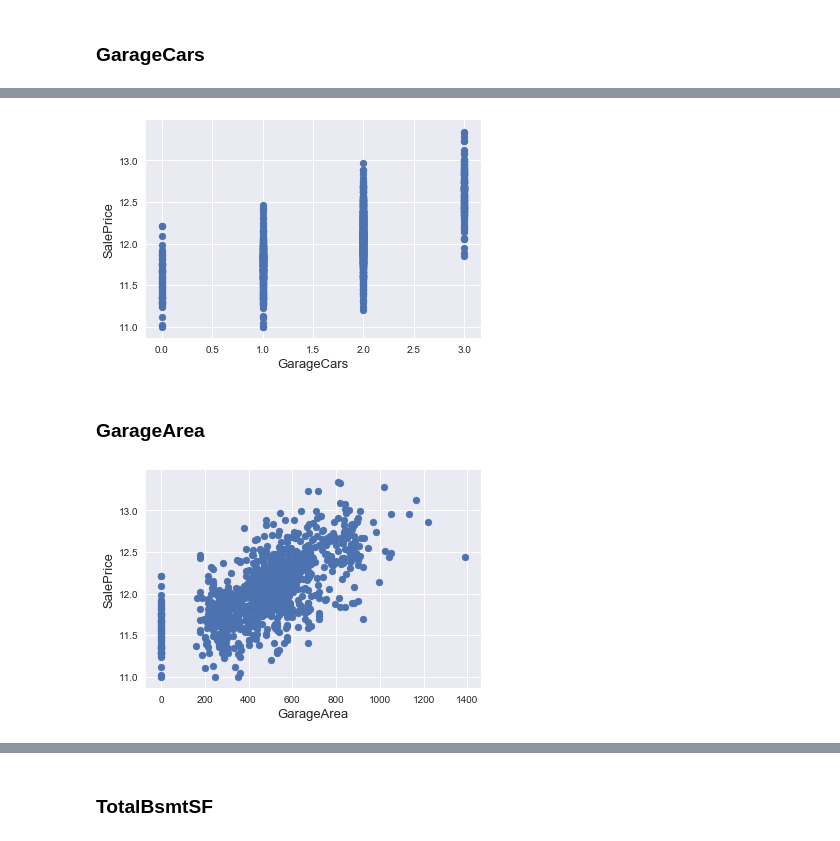
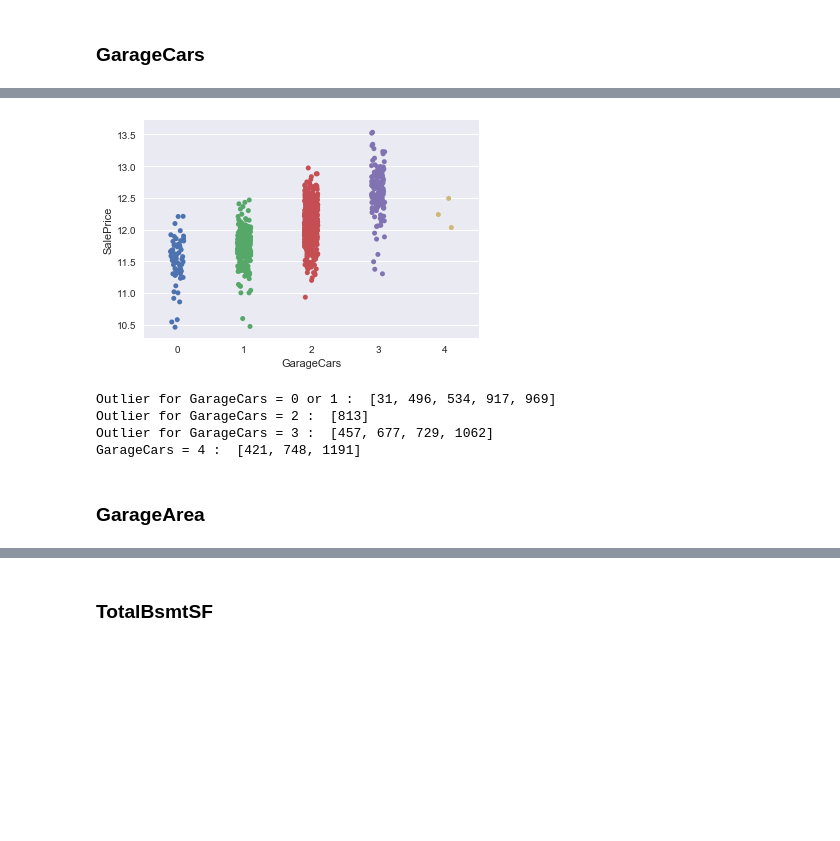
Before and after one commit to raphaelavalos/aml-lab, a Jupyter notebook: challenge/challenge.ipynb, the cells around one changed output, grey strips where cells are left out. Cells and saved outputs as stored; diff of their text form; code cells hidden in the pictures; blank space fills up the shorter version.

```diff
--- a/challenge/challenge.ipynb
+++ b/challenge/challenge.ipynb
@@ -597,18 +566,16 @@ df_train =df_train[(df_train['GarageCars']!=4)]
-# %%
-fig, ax = plt.subplots()
-ax.scatter(x = df_train['GarageCars'], y = df_train['SalePrice'])
-plt.ylabel('SalePrice', fontsize=13)
-plt.xlabel('GarageCars', fontsize=13)
-plt.show()
-# %% [output]
-[figure, removed]
+# %%
+sns.stripplot(x="GarageCars", y="SalePrice", data=df_train_with_salePrice, jitter=True);
+# %% [output]
+[figure, added]
+# %%
+print("Outlier for GarageCars = 0 or 1 : ", list(dftwsp[dftwsp.SalePrice<=10.75].Id))
+print("Outlier for GarageCars = 2 : ", list(dftwsp[(dftwsp.GarageCars==2) & ((dftwsp.SalePrice<=11))].Id))
+print("Outlier for GarageCars = 3 : ", list(dftwsp[(dftwsp.GarageCars==3) & (dftwsp.SalePrice<=11.75)].Id))
+print("GarageCars = 4 : ", list(dftwsp[(dftwsp.GarageCars==4)].Id))
+# %% [output]
+Outlier for GarageCars = 0 or 1 :  [31, 496, 534, 917, 969]
+Outlier for GarageCars = 2 :  [813]
+Outlier for GarageCars = 3 :  [457, 677, 729, 1062]
+GarageCars = 4 :  [421, 748, 1191]
 # %% [markdown]
 ### GarageArea ###
-# %%
-fig, ax = plt.subplots()
-ax.scatter(x = df_train['GarageArea'], y = df_train['SalePrice'])
-plt.ylabel('SalePrice', fontsize=13)
-plt.xlabel('GarageArea', fontsize=13)
-plt.show()
-# %% [output]
-[figure, removed]
```
Also changed, not shown: parts of 38 cells of this notebook.
